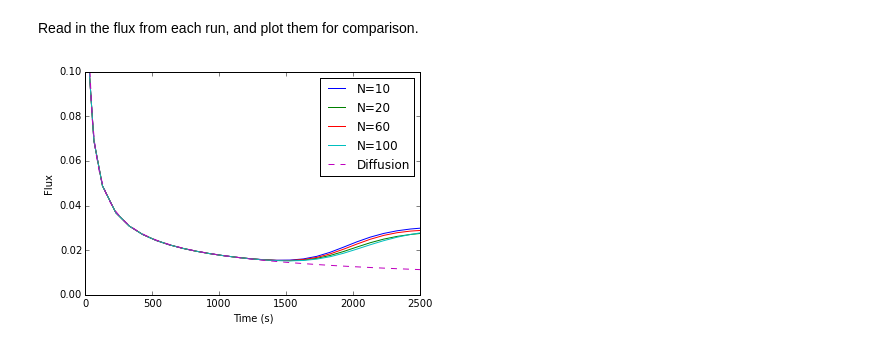
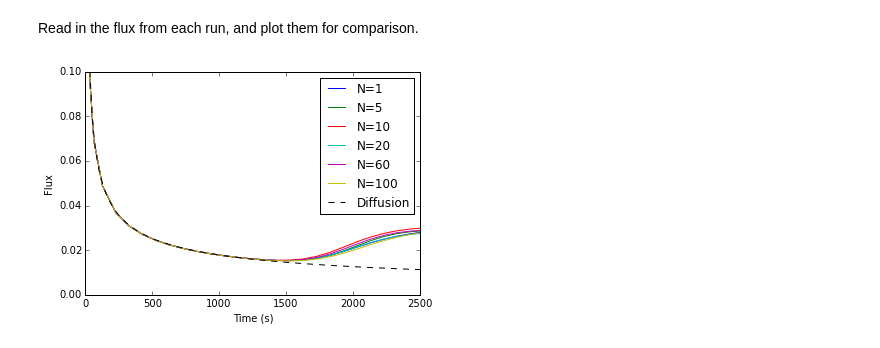
Before and after one commit to cpgr/numbat, a Jupyter notebook: documentation/examples/Numbat3Dscaling.ipynb, the cells around one changed output. Drawn from its saved outputs; the diff is of its cells as text; code cells hidden in the pictures.

```diff
--- a/documentation/examples/Numbat3Dscaling.ipynb
+++ b/documentation/examples/Numbat3Dscaling.ipynb
@@ -37,19 +49,23 @@ diffcdata = np.sqrt(1/(np.pi * difftdata))
 Read in the flux from each run, and plot them for comparison.
 # %%
 area = 500 * 500;
+np1data = pd.read_csv('./results/np1.csv', header = 0, skiprows=[1])
+np5data = pd.read_csv('./results/np5.csv', header = 0, skiprows=[1])
 np10data = pd.read_csv('./results/np10.csv', header = 0, skiprows=[1])
 np20data = pd.read_csv('./results/np20.csv', header = 0, skiprows=[1])
 np60data = pd.read_csv('./results/np60.csv', header = 0, skiprows=[1])
 np100data = pd.read_csv('./results/np100.csv', header = 0, skiprows=[1])
 # %%
+plt.plot(np1data.time, -np1data.boundaryfluxint / area, label = 'N=1')
+plt.plot(np5data.time, -np5data.boundaryfluxint / area, label = 'N=5')
 plt.plot(np10data.time, -np10data.boundaryfluxint / area, label = 'N=10')
 plt.plot(np20data.time, -np20data.boundaryfluxint / area, label = 'N=20')
 plt.plot(np60data.time, -np60data.boundaryfluxint / area, label = 'N=60')
 plt.plot(np100data.time, -np100data.boundaryfluxint / area, label = 'N=100')
 plt.plot(difftdata, diffcdata, '--',label = 'Diffusion')
 plt.xlabel('Time (s)')
 plt.ylabel('Flux')
 plt.legend(loc = 'best')
 plt.ylim([0,0.1]);
 # %% [output]
-[figure, old version]
+[figure, new version]
```
Also changed, not shown: parts of 4 cells of this notebook, 4 other files.
